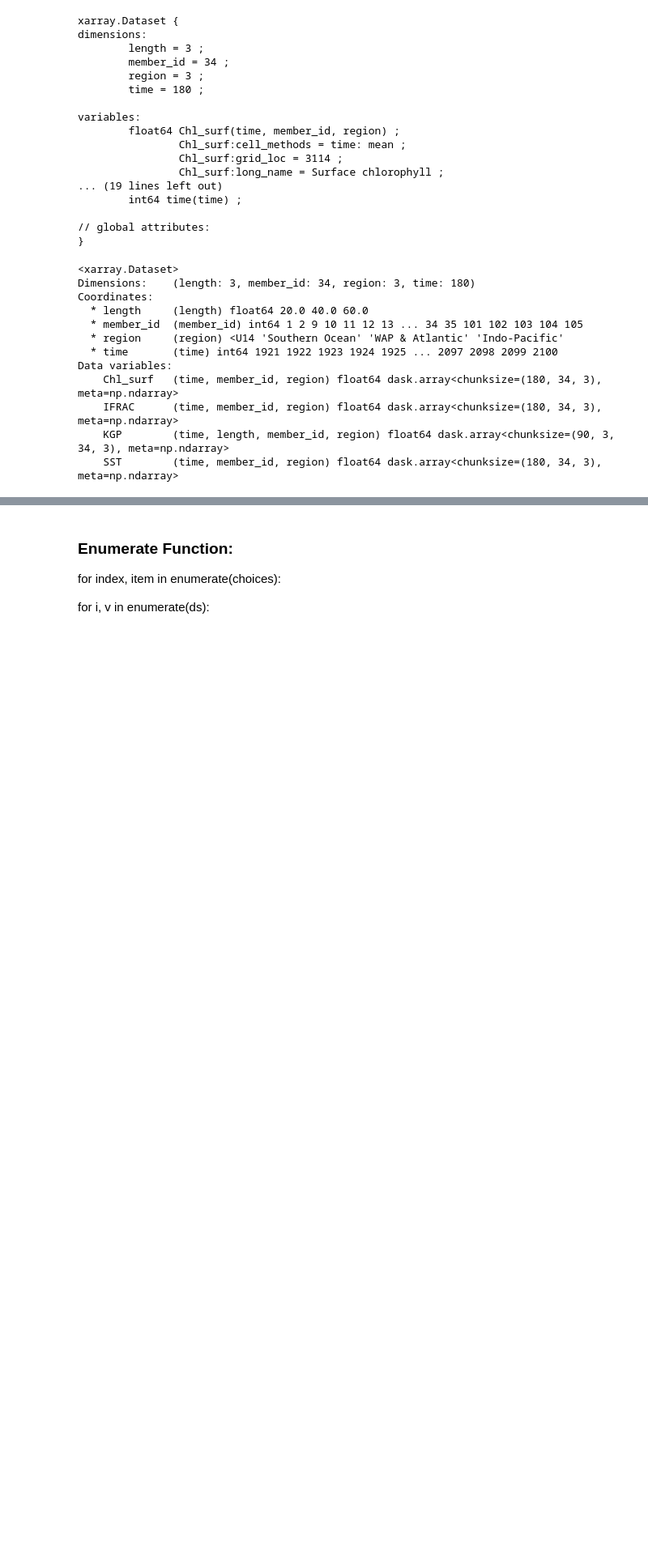
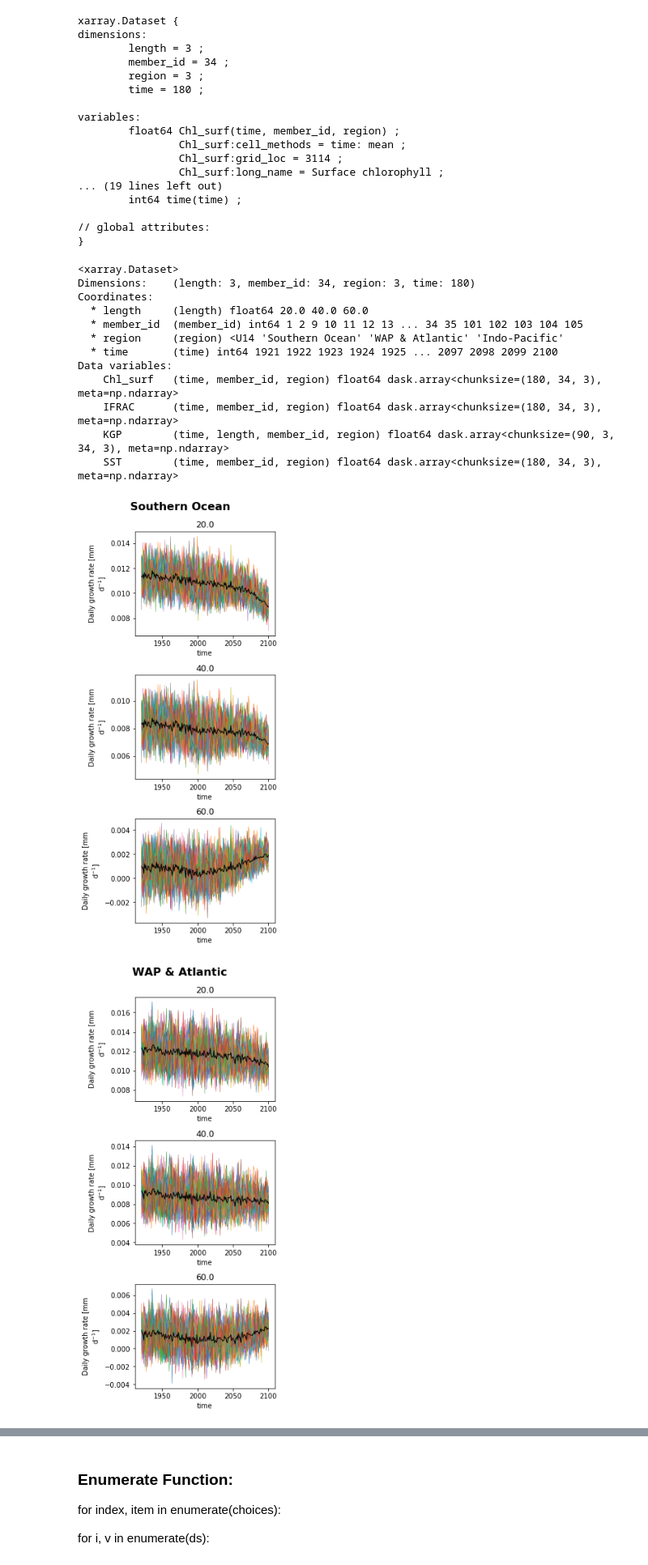
Before and after one commit to Zephyr-Sylvester/krill-cesm-le, a Jupyter notebook: notebooks/LE-Viz.ipynb, the cells around one changed output, grey strips where cells are left out. Shown at 81% size. Drawn from its saved outputs; the diff is of its cells as text; code cells hidden in the pictures; blank space fills up the shorter version.

```diff
--- a/notebooks/LE-Viz.ipynb
+++ b/notebooks/LE-Viz.ipynb
@@ -26,5 +24,5 @@ Cannot write to data cache '/glade/p/cesmdata/cseg'. Will not be able to downloa
 # %%
-ds = xr.open_zarr('data/cesm-le-fields-djf-regional-timeseries.zarr')
+ds_djf_regional = xr.open_zarr('data/cesm-le-fields-djf-regional-timeseries.zarr')
 
 ds.info()
 # %% [output]
@@ -60,3 +58,30 @@ Data variables:
     IFRAC      (time, member_id, region) float64 dask.array<chunksize=(180, 34, 3), meta=np.ndarray>
     KGP        (time, length, member_id, region) float64 dask.array<chunksize=(90, 3, 34, 3), meta=np.ndarray>
     SST        (time, member_id, region) float64 dask.array<chunksize=(180, 34, 3), meta=np.ndarray>
+# %%
+for plot_region in ds_djf_regional.region.values:
+
+    nvar = len(ds_djf_regional.length)
+    ncol = int(np.sqrt(nvar))
+    nrow = int(nvar/ncol) + min(1, nvar%ncol)
+
+    fig, ax = plt.subplots(nrow, ncol, figsize=(4*ncol, 3*nrow),
+                           constrained_layout=True)
+    v = "KGP"
+
+    for i, l in enumerate(ds_djf_regional.length.values):
+        plt.axes(ax.ravel()[i])
+
+        var = ds_djf_regional[v].sel(region=plot_region)
+        var = var.sel(length=l)
+        for m_id in ds_djf_regional.member_id:
+            var_i = var.sel(member_id=m_id)
+            var_i.plot(linewidth=0.5)
+
+        with xr.set_options(keep_attrs=True):            # applies the following only to the line below
+            var.mean('member_id').plot(color='k', linewidth=1)
+        plt.title(l)
+    plt.suptitle(plot_region, fontsize=16, fontweight='bold')
+# %% [output]
+[figure, added]
+[figure, added]
```
Also changed, not shown: parts of 3 cells of this notebook, 1 other file.
